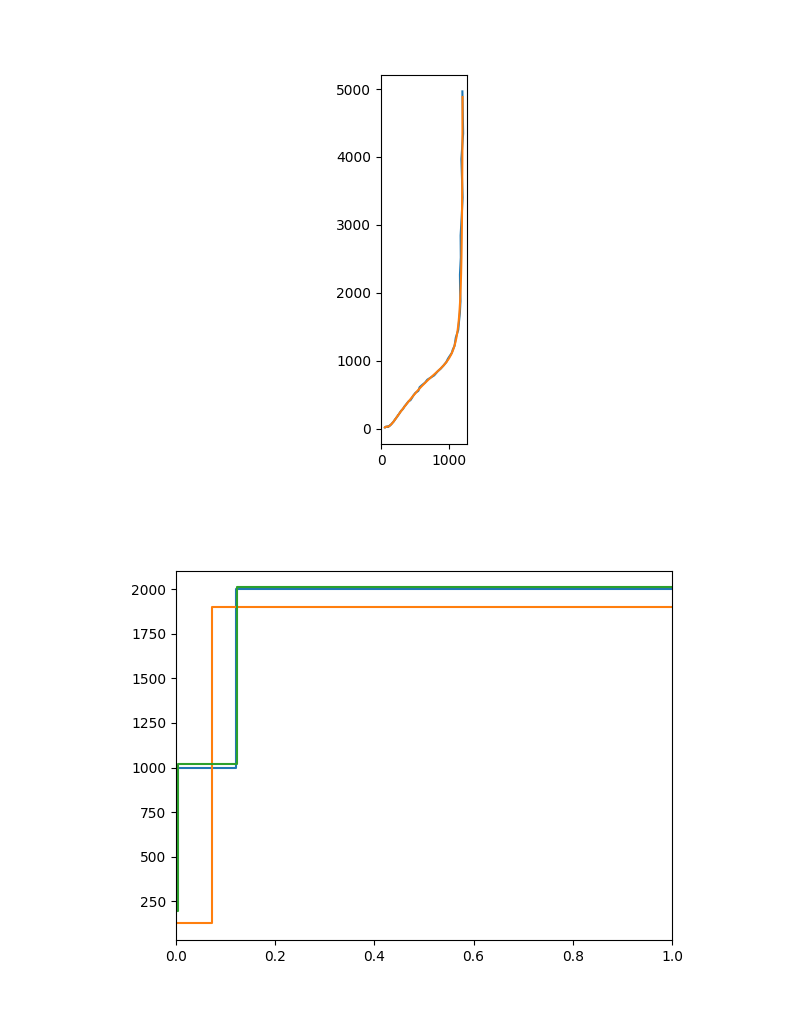
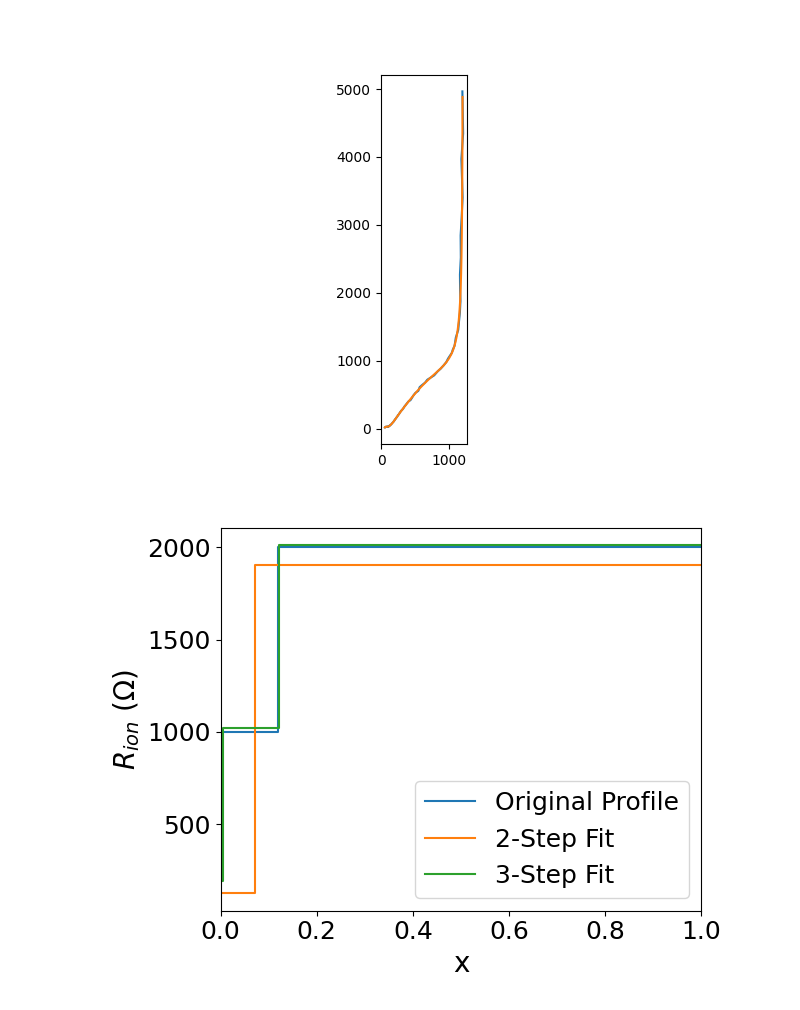
Before and after one commit to Yugal0/fitting-final, a Jupyter notebook: Noise added/2step.ipynb, the cells around one changed output. Cells and saved outputs as stored; diff of their text form; code cells hidden in the pictures.

```diff
--- a/Noise added/2step.ipynb
+++ b/Noise added/2step.ipynb
@@ -106,11 +106,17 @@ R3_fit2=cmodel2.parameters_[3]*cmodel2.parameters_[0]/cmodel2.parameters_[1]
 # ax1.set_aspect("equal")
 # %%
 fig2, ax2= plt.subplots()
-ax2.plot([0,delta1_dt,delta1_dt,1],[R1_dt,R1_dt,R2_dt,R2_dt])
-ax2.plot([0,delta1_fit1,delta1_fit1,1],[R1_fit1,R1_fit1,R2_fit1,R2_fit1])
+ax2.plot([0,delta1_dt,delta1_dt,1],[R1_dt,R1_dt,R2_dt,R2_dt],label="Original Profile")
+ax2.plot([0,delta1_fit1,delta1_fit1,1],[R1_fit1,R1_fit1,R2_fit1,R2_fit1],label="2-Step Fit")
 # ax2.plot([0,delta1_fit2,delta1_fit2,1],[R1_fit2,R1_fit2,R2_fit2,R2_fit2])
 
-ax2.plot([0,delta1_fit2,delta1_fit2,delta2_fit2+delta1_fit2,delta2_fit2+delta1_fit2,1],[R1_fit2,R1_fit2,R2_fit2,R2_fit2,R3_fit2,R3_fit2])
+ax2.plot([0,delta1_fit2,delta1_fit2,delta2_fit2+delta1_fit2,delta2_fit2+delta1_fit2,1],[R1_fit2,R1_fit2,R2_fit2,R2_fit2,R3_fit2,R3_fit2],label="3-Step Fit")
+ax2.legend(fontsize=18)
 ax2.set_xmargin(0)
+ax2.set_xlabel("x",fontsize=20)
+ax2.set_ylabel("$R_{ion}$ $(\Omega)$",fontsize=20)
+ax2.tick_params(labelsize=18)
+plt.tight_layout()
+fig2.savefig("2stepnoise.png",dpi=700)
 # %% [output]
-[figure, old version]
+[figure, new version]
```
Also changed, not shown: 3 other files.
